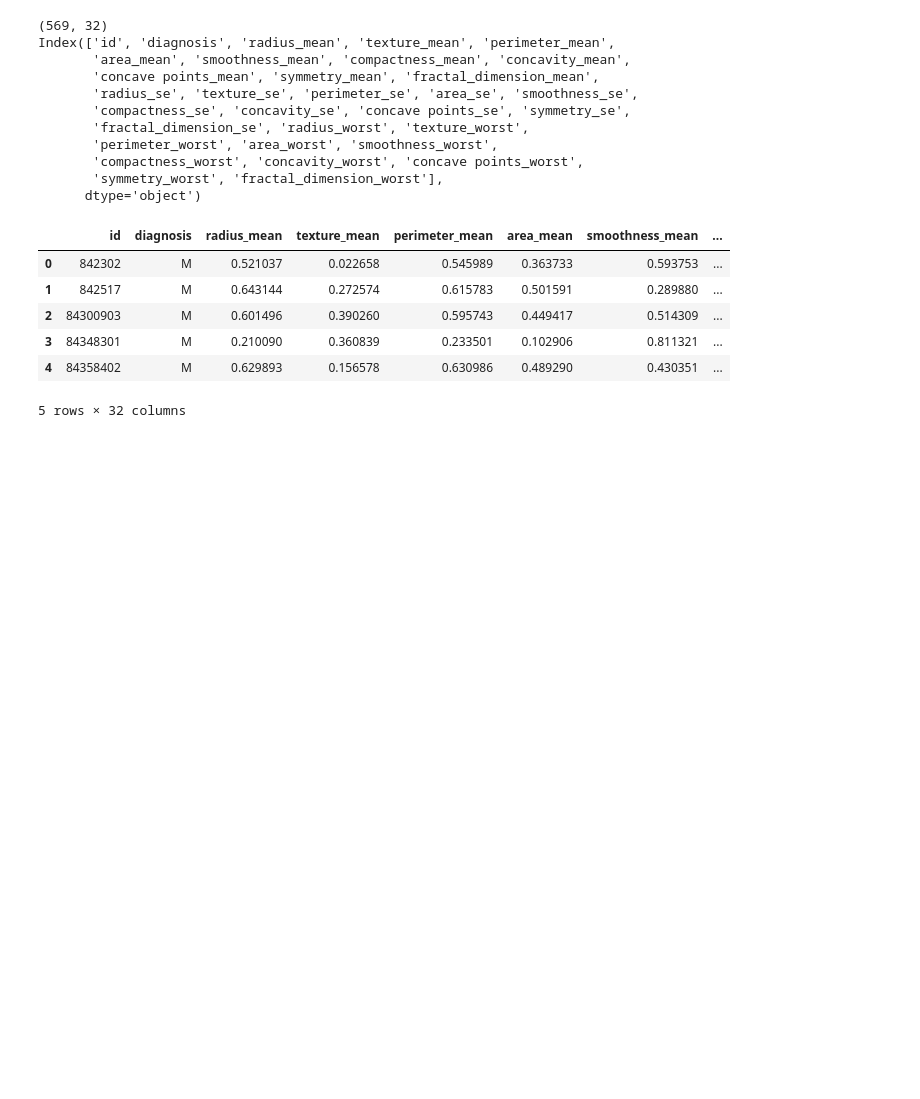
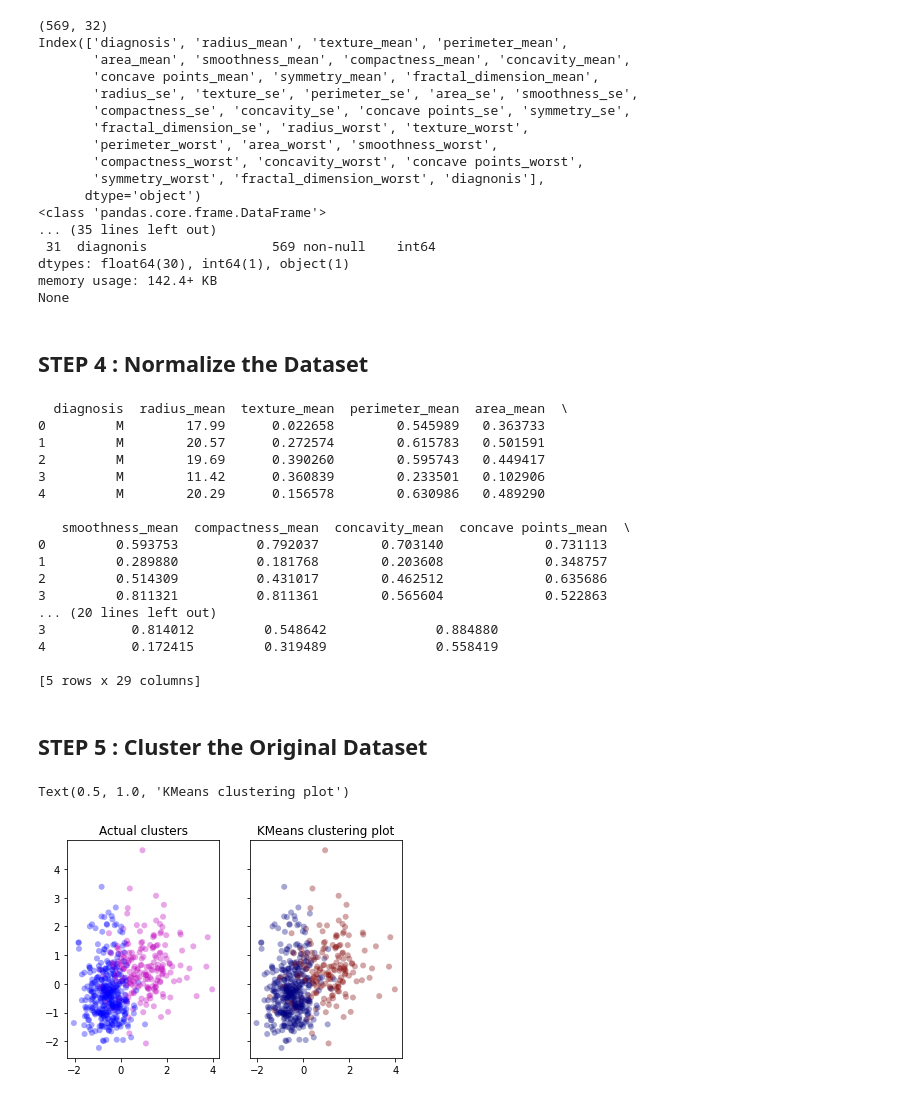
Before and after one commit to HaaaToka/DataIntensiveAssignments, a Jupyter notebook: ClusteringAndClassification/main.ipynb, the cells around one changed output. Cells and saved outputs as stored; diff of their text form; code cells hidden in the pictures; blank space fills up the shorter version.

Commit message:
cluster and steped

```diff
--- a/ClusteringAndClassification/main.ipynb
+++ b/ClusteringAndClassification/main.ipynb
@@ -16,11 +19,13 @@ print(od.values)
 # %%
 #last column contain only nan value due to extra delimeter end of line
-od = od.drop(od.columns[[-1]],axis=1)
+od = od.drop(od.columns[[0,32]],axis=1)
+od['diagnonis'] = od['diagnosis'].map({'M':0,'B':1})
 print(od.shape)
 print(od.columns)
+print(od.info())
 # %% [output]
 (569, 32)
-Index(['id', 'diagnosis', 'radius_mean', 'texture_mean', 'perimeter_mean',
+Index(['diagnosis', 'radius_mean', 'texture_mean', 'perimeter_mean',
        'area_mean', 'smoothness_mean', 'compactness_mean', 'concavity_mean',
        'concave points_mean', 'symmetry_mean', 'fractal_dimension_mean',
        'radius_se', 'texture_se', 'perimeter_se', 'area_se', 'smoothness_se',
@@ -28,8 +33,16 @@ Index(['id', 'diagnosis', 'radius_mean', 'texture_mean', 'perimeter_mean',
        'fractal_dimension_se', 'radius_worst', 'texture_worst',
        'perimeter_worst', 'area_worst', 'smoothness_worst',
        'compactness_worst', 'concavity_worst', 'concave points_worst',
-       'symmetry_worst', 'fractal_dimension_worst'],
+       'symmetry_worst', 'fractal_dimension_worst', 'diagnonis'],
       dtype='object')
+<class 'pandas.core.frame.DataFrame'>
+... (35 lines left out)
+ 31  diagnonis                569 non-null    int64
+dtypes: float64(30), int64(1), object(1)
+memory usage: 142.4+ KB
+None
+# %% [markdown]
+## STEP 4 : Normalize the Dataset
 # %%
 def normalize(df):
     result = df.copy()
@@ -42,10 +55,43 @@ def normalize(df):
 nd = normalize(od)
 print(nd[:5])
 # %% [output]
-|  | id | diagnosis | radius_mean | texture_mean | perimeter_mean | area_mean | smoothness_mean | ... |
-| 0 | 842302 | M | 0.521037 | 0.022658 | 0.545989 | 0.363733 | 0.593753 | ... |
-| 1 | 842517 | M | 0.643144 | 0.272574 | 0.615783 | 0.501591 | 0.289880 | ... |
-| 2 | 84300903 | M | 0.601496 | 0.390260 | 0.595743 | 0.449417 | 0.514309 | ... |
-| 3 | 84348301 | M | 0.210090 | 0.360839 | 0.233501 | 0.102906 | 0.811321 | ... |
-| 4 | 84358402 | M | 0.629893 | 0.156578 | 0.630986 | 0.489290 | 0.430351 | ... |
-5 rows × 32 columns
+  diagnosis  radius_mean  texture_mean  perimeter_mean  area_mean  \
+0         M        17.99      0.022658        0.545989   0.363733
+1         M        20.57      0.272574        0.615783   0.501591
+2         M        19.69      0.390260        0.595743   0.449417
+3         M        11.42      0.360839        0.233501   0.102906
+4         M        20.29      0.156578        0.630986   0.489290
+
+   smoothness_mean  compactness_mean  concavity_mean  concave points_mean  \
+0         0.593753          0.792037        0.703140             0.731113
+1         0.289880          0.181768        0.203608             0.348757
+2         0.514309          0.431017        0.462512             0.635686
+3         0.811321          0.811361        0.565604             0.522863
+... (20 lines left out)
+3           0.814012         0.548642              0.884880
+4           0.172415         0.319489              0.558419
+
+[5 rows x 29 columns]
+# %% [markdown]
+## STEP 5 : Cluster the Original Dataset
+# %%
+# Featureset creation
+X = od.drop('diagnosis', axis=1).values
+X = preprocessing.StandardScaler().fit_transform(X)
+# %%
+from sklearn.cluster import KMeans
+km = KMeans(n_clusters=2, init='k-means++', n_init=10, max_iter=300, tol=0.0001, precompute_distances='auto', verbose=0, random_state=None, copy_x=True, n_jobs=1, algorithm='auto')
+km_pred = km.fit_predict(X)
+#labels = km.labels_
+
+# Scatter plots
+f, (ax1, ax2) = plt.subplots(1, 2, sharey=True)
+
+ax1.scatter(X[:,0], X[:,1], c=od["diagnosis"], cmap="jet", edgecolor="None", alpha=0.35)
+ax1.set_title("Actual clusters")
+
+ax2.scatter(X[:,0], X[:,1], c=km_pred, cmap="jet", edgecolor="None", alpha=0.35)
+ax2.set_title("KMeans clustering plot")
+# %% [output]
+Text(0.5, 1.0, 'KMeans clustering plot')
+[figure, added]
```
Also changed, not shown: parts of 15 cells of this notebook.
